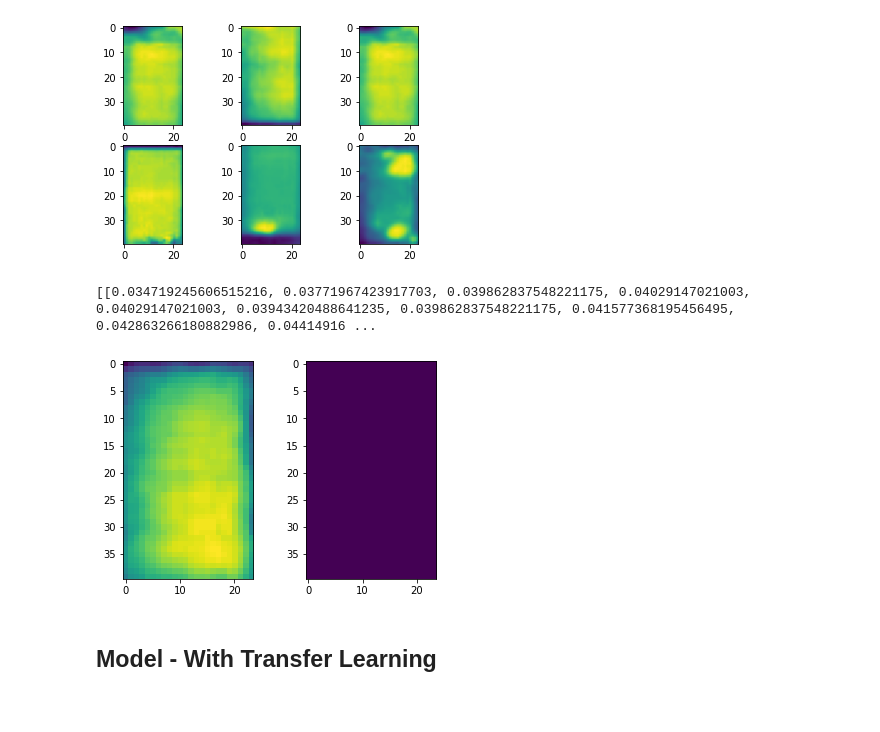
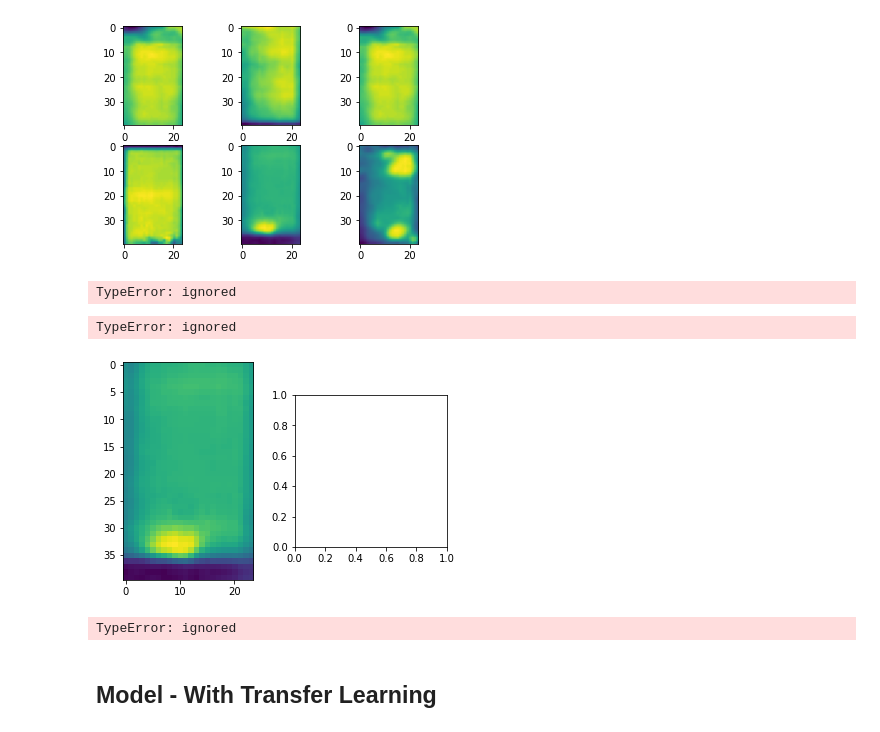
Before and after one commit to regiiis/dlv_group_project, a Jupyter notebook: dlv_1.ipynb, the cells around one changed output. Cells and saved outputs as stored; diff of their text form; code cells hidden in the pictures.

```diff
--- a/dlv_1.ipynb
+++ b/dlv_1.ipynb
@@ -165,10 +168,38 @@ def image_binarizer(image, treshold):
   print(a2)
 # %%
-img = mpimg.imread('/content/InfraredSolarModules/images/5.jpg')
-#image_binarizer(img, 0.01)
+img = mpimg.imread('/content/InfraredSolarModules/images/89.jpg')
+image_binarizer(img, 0.1)
 # %% [output]
-[[0.034719245606515216, 0.03771967423917703, 0.039862837548221175, 0.04029147021003, 0.04029147021003, 0.03943420488641235, 0.039862837548221175, 0.041577368195456495, 0.042863266180882986, 0.04414916 ...
+TypeError: ignored
-[figure, removed]
+# %%
+img = np.array(image)
+
+#max = max([[sum(j)] for j in img])
+#a2 = [[m / max for m in j] for j in img]
+
+fig = plt.figure()
+plt.axis('off')
+rows, columns = 1 , 2
+
+fig.add_subplot(rows, columns, 1)
+plt.imshow(img)
+fig.add_subplot(rows, columns, 2)
+plt.imshow(a2)
+
+print(max([[sum(j)] for j in img]))
+# %% [output]
+TypeError: ignored
+[figure, added]
+# %%
+imgage = mpimg.imread('/content/InfraredSolarModules/images/89.jpg')
+img = np.array(image)
+
+#a2 = [[sum(j) for i in j] for j in img]
+#max(i in m for m in a2)
+
+max_val = max(img, key=lambda x: x[1])
+# %% [output]
+TypeError: ignored
 # %% [markdown]
 ## Model - With Transfer Learning
 # %% [markdown]
```
Also changed, not shown: parts of 1 cell of this notebook.
